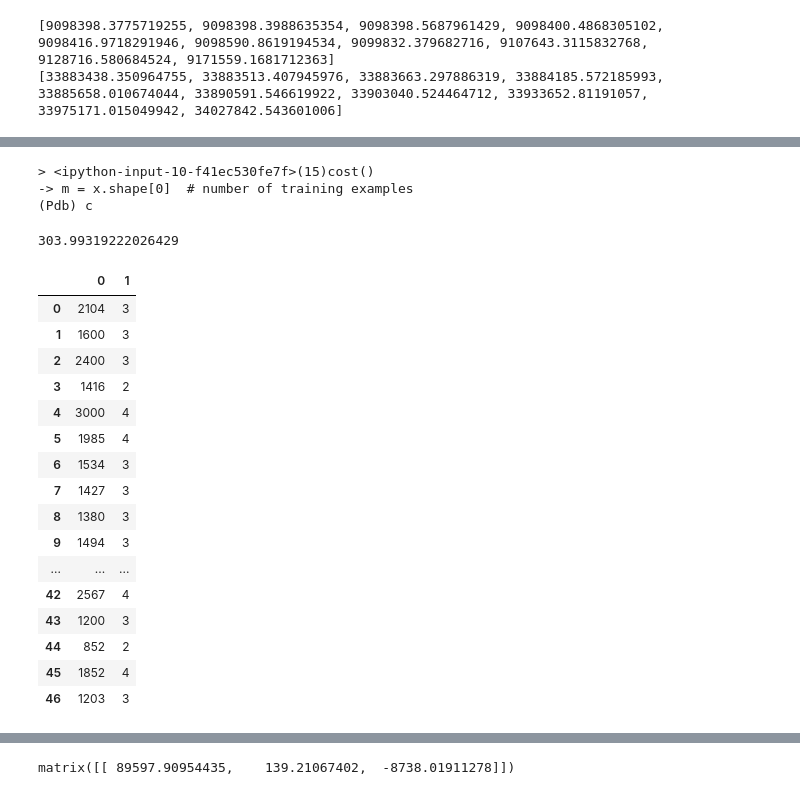
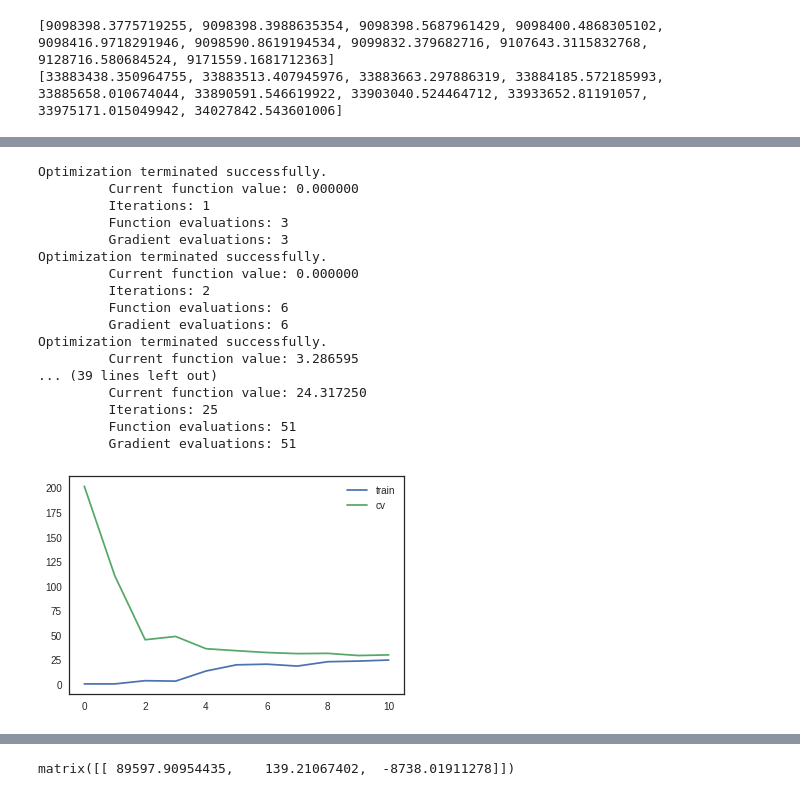
Before and after one commit to jonathanschmitz/car-price-modelling, a Jupyter notebook: car-prices.ipynb, the cells around one changed output, grey strips where cells are left out. Cells and saved outputs as stored; diff of their text form; code cells hidden in the pictures.

```diff
--- a/car-prices.ipynb
+++ b/car-prices.ipynb
@@ -266,38 +298,29 @@ fit_params(x, y)
 # %%
 # test functions using old stuff
 import scipy.io as sio
 d = sio.loadmat('/home/john/Dokumente/ml-course/ex5/ex5data1.mat')
 X = np.insert(d["X"], 0, 1, axis=1)
-
-cost(X, d["y"], np.array([1, 1]), 1)
+Xval = np.insert(d["Xval"], 0, 1, axis=1)
+cost(X, d["y"].ravel(), np.array([1, 1]), 1)
+calc_grad(X, d["y"].ravel(), np.array([1, 1]))
+learning_curve(X, d["y"].ravel(), Xval, d["yval"].ravel())
 #fit_params(x, y)
 # %% [output]
-> <ipython-input-10-f41ec530fe7f>(15)cost()
--> m = x.shape[0]  # number of training examples
-(Pdb) c
+Optimization terminated successfully.
+         Current function value: 0.000000
+         Iterations: 1
+         Function evaluations: 3
+         Gradient evaluations: 3
+Optimization terminated successfully.
+         Current function value: 0.000000
+         Iterations: 2
+         Function evaluations: 6
+         Gradient evaluations: 6
+Optimization terminated successfully.
+         Current function value: 3.286595
+... (39 lines left out)
+         Current function value: 24.317250
+         Iterations: 25
+         Function evaluations: 51
+         Gradient evaluations: 51
-303.99319222026429
+[figure, added]
-# %%
-    reg = np.zeros((train_x.shape[1], train_x.shape[1]))
-    np.fill_diagonal(reg, 1)
-    reg[0, 0] = 0
-    reg = lamb * reg
-    theta = np.dot(np.dot(np.linalg.pinv(np.dot(train_x.T, train_x) + reg),
-                          train_x.T), train_y)
-# %% [output]
-|  | 0 | 1 |
-| 0 | 2104 | 3 |
-| 1 | 1600 | 3 |
-| 2 | 2400 | 3 |
-| 3 | 1416 | 2 |
-| 4 | 3000 | 4 |
-| 5 | 1985 | 4 |
-| 6 | 1534 | 3 |
-| 7 | 1427 | 3 |
-| 8 | 1380 | 3 |
-| 9 | 1494 | 3 |
-| ... | ... | ... |
-| 42 | 2567 | 4 |
-| 43 | 1200 | 3 |
-| 44 | 852 | 2 |
-| 45 | 1852 | 4 |
-| 46 | 1203 | 3 |
```
Also changed, not shown: parts of 13 cells of this notebook.
